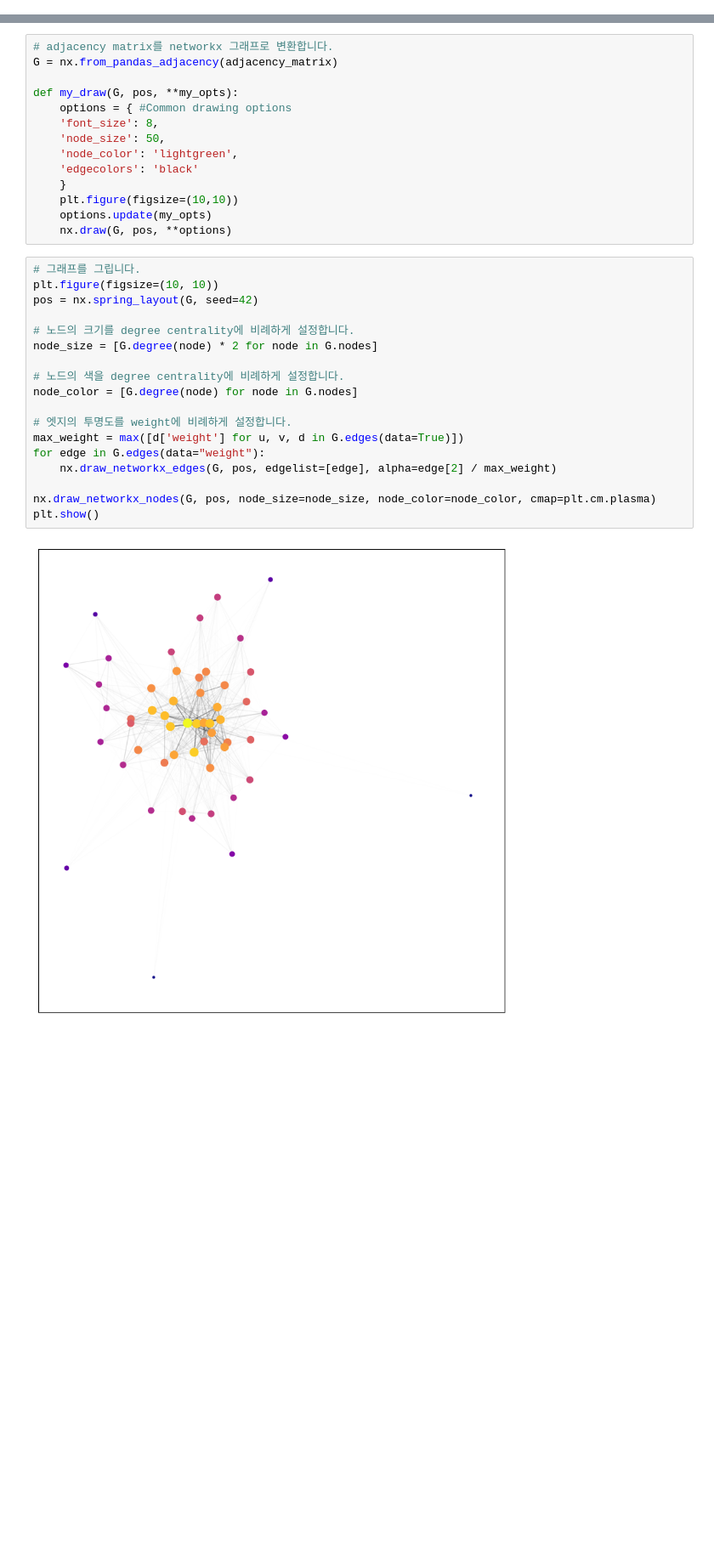
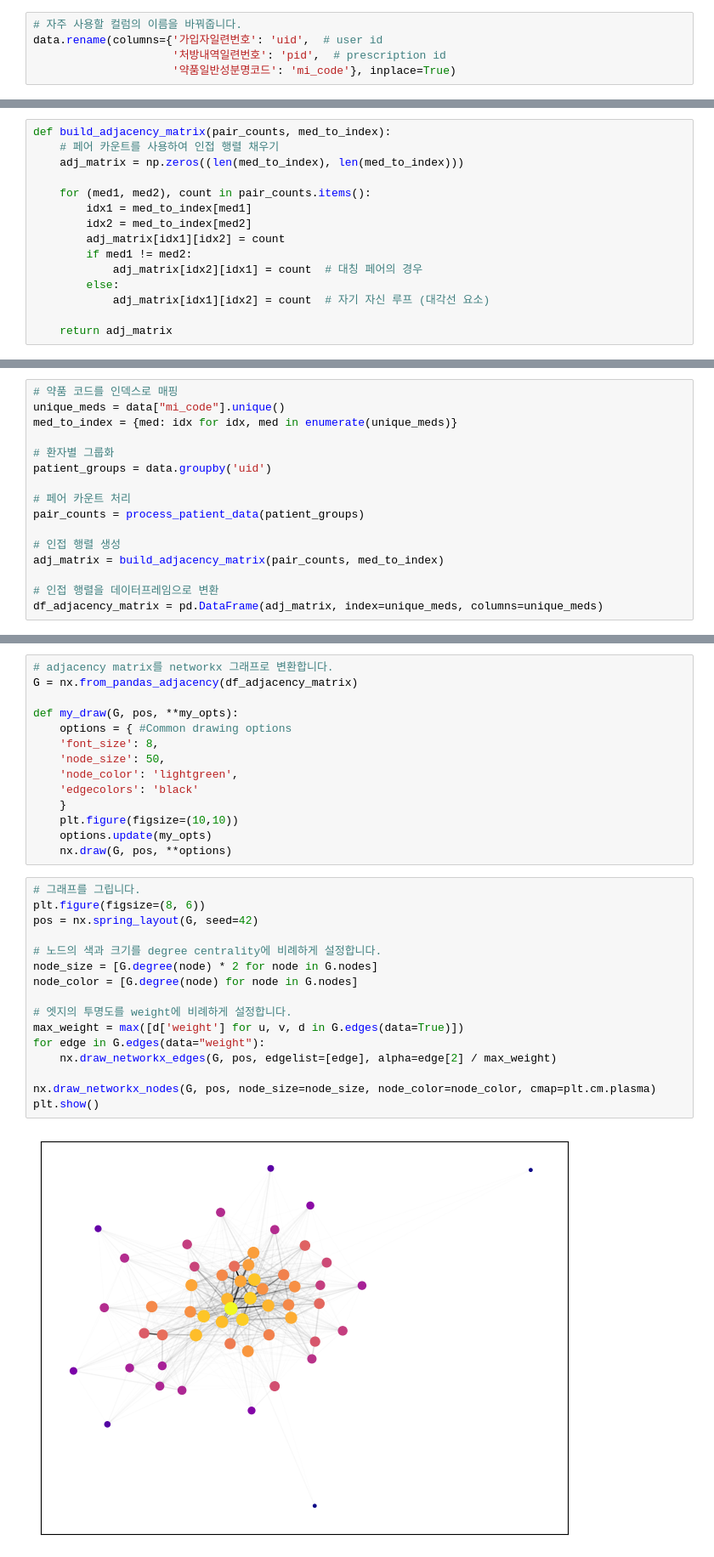
Before and after one commit to YuHan-J-Nam/Drug_Coprescription_Network_Analysis, a Jupyter notebook: graph_test.ipynb, the cells around one changed output, grey strips where cells are left out. Shown at 85% size. Cells and saved outputs as stored; diff of their text form; blank space fills up the shorter version.

Commit message:
Adjusted adjacency matrix calculation for improved efficiency + accounting for symmetry, self-loop, and normalization per patient

```diff
--- a/graph_test.ipynb
+++ b/graph_test.ipynb
@@ -36 +41,6 @@ pd.DataFrame(df.groupby('처방내역일련번호')['약품일반성분명코드
+# %%
+# 자주 사용할 컬럼의 이름을 바꿔줍니다.
+data.rename(columns={'가입자일련번호': 'uid',  # user id
+                     '처방내역일련번호': 'pid',  # prescription id
+                     '약품일반성분명코드': 'mi_code'}, inplace=True)
 # %% [markdown]
@@ -161,0 +139,15 @@ temp.iloc[:5, :5]
+# %%
+def build_adjacency_matrix(pair_counts, med_to_index):
+    # 페어 카운트를 사용하여 인접 행렬 채우기
+    adj_matrix = np.zeros((len(med_to_index), len(med_to_index)))
+
+    for (med1, med2), count in pair_counts.items():
+        idx1 = med_to_index[med1]
+        idx2 = med_to_index[med2]
+        adj_matrix[idx1][idx2] = count
+        if med1 != med2:
+            adj_matrix[idx2][idx1] = count  # 대칭 페어의 경우
+        else:
+            adj_matrix[idx1][idx2] = count  # 자기 자신 루프 (대각선 요소)
+
+    return adj_matrix
@@ -162 +183,17 @@ temp.iloc[:5, :5]
+# %%
+# 약품 코드를 인덱스로 매핑
+unique_meds = data["mi_code"].unique()
+med_to_index = {med: idx for idx, med in enumerate(unique_meds)}
+
+# 환자별 그룹화
+patient_groups = data.groupby('uid')
+
+# 페어 카운트 처리
+pair_counts = process_patient_data(patient_groups)
+
+# 인접 행렬 생성
+adj_matrix = build_adjacency_matrix(pair_counts, med_to_index)
+
+# 인접 행렬을 데이터프레임으로 변환
+df_adjacency_matrix = pd.DataFrame(adj_matrix, index=unique_meds, columns=unique_meds)
 # %%
@@ -209,6 +212,6 @@ adjacency_matrix.iloc[:5, :5]
 # %%
 # adjacency matrix를 networkx 그래프로 변환합니다.
-G = nx.from_pandas_adjacency(adjacency_matrix)
+G = nx.from_pandas_adjacency(df_adjacency_matrix)
 
 def my_draw(G, pos, **my_opts):
     options = { #Common drawing options
@@ -222,24 +225,22 @@ def my_draw(G, pos, **my_opts):
     nx.draw(G, pos, **options)
 # %%
 # 그래프를 그립니다.
-plt.figure(figsize=(10, 10))
+plt.figure(figsize=(8, 6))
 pos = nx.spring_layout(G, seed=42)
 
-# 노드의 크기를 degree centrality에 비례하게 설정합니다.
+# 노드의 색과 크기를 degree centrality에 비례하게 설정합니다.
 node_size = [G.degree(node) * 2 for node in G.nodes]
-
-# 노드의 색을 degree centrality에 비례하게 설정합니다.
 node_color = [G.degree(node) for node in G.nodes]
 
 # 엣지의 투명도를 weight에 비례하게 설정합니다.
 max_weight = max([d['weight'] for u, v, d in G.edges(data=True)])
 for edge in G.edges(data="weight"):
     nx.draw_networkx_edges(G, pos, edgelist=[edge], alpha=edge[2] / max_weight)
 
 nx.draw_networkx_nodes(G, pos, node_size=node_size, node_color=node_color, cmap=plt.cm.plasma)
 plt.show()
 # %% [output]
-[figure, old version]
+[figure, new version]
 # %%
 pos = nx.kamada_kawai_layout(G) #positions for all nodes
 
```
Also changed, not shown: parts of 30 cells of this notebook, 1 other file.
